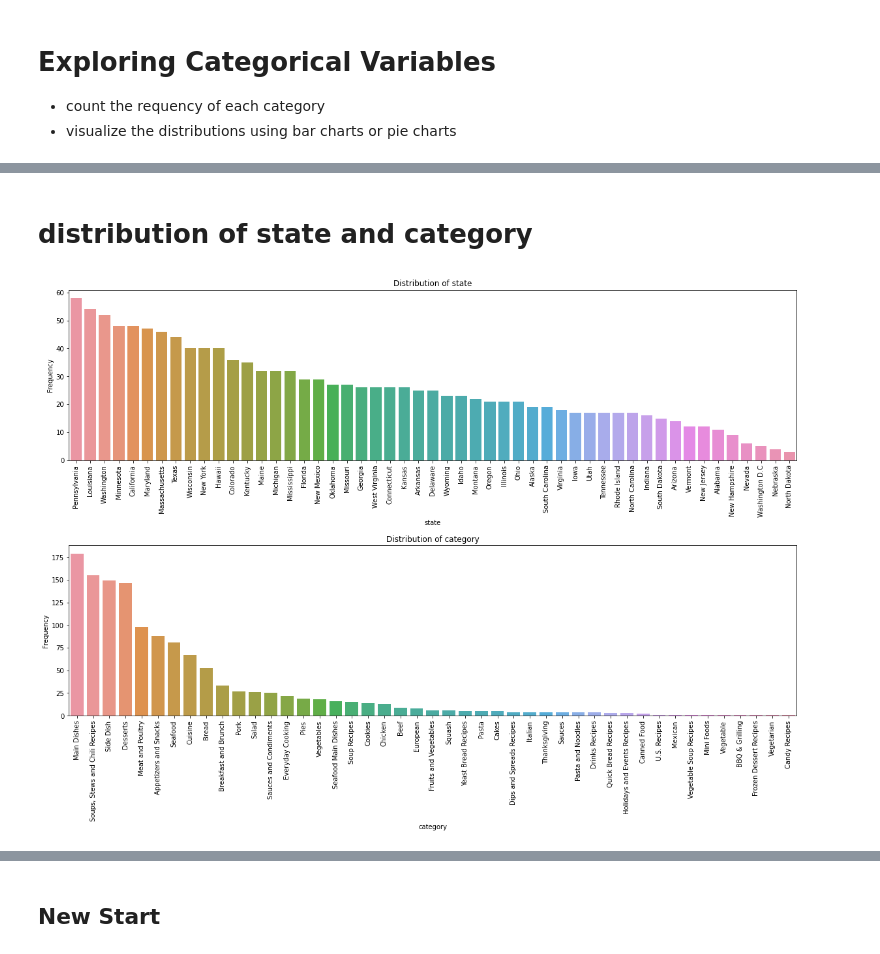
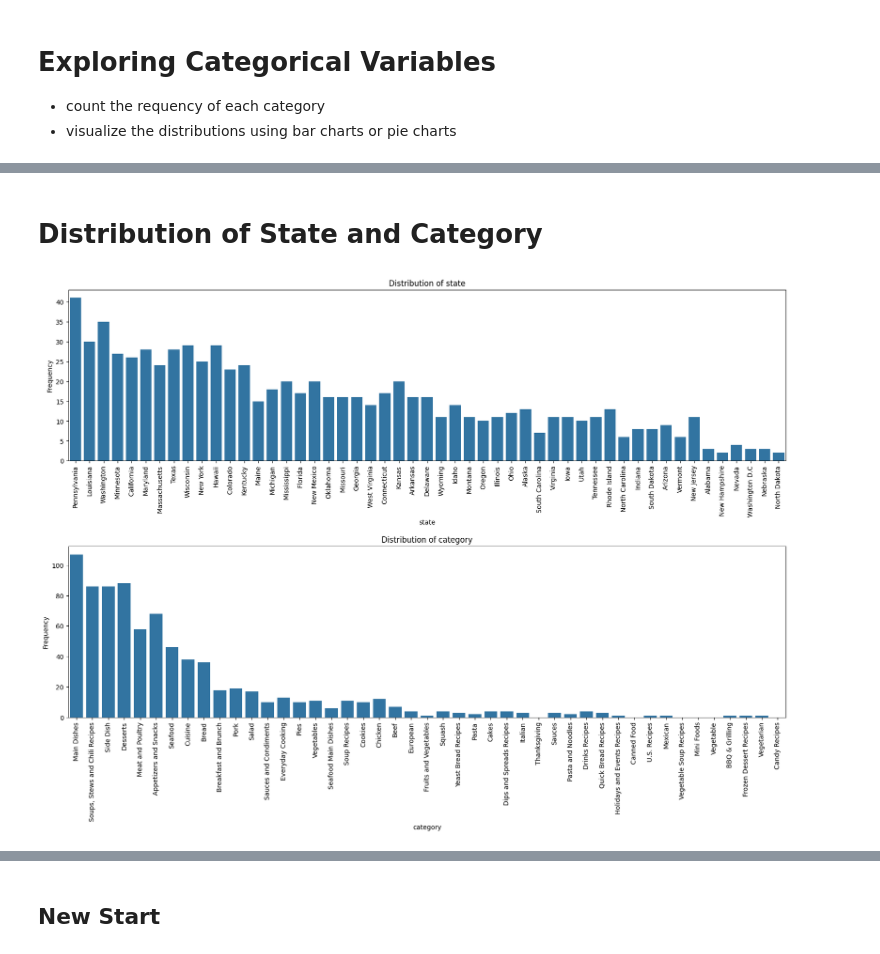
Before and after one commit to Stephanie-Schefer/NLP_Recipe_Guide, a Jupyter notebook: EDA.ipynb, the cells around one changed output, grey strips where cells are left out. Saved outputs shown, nothing was run; the diff lists cells and outputs as text; code cells hidden in the pictures.

```diff
--- a/EDA.ipynb
+++ b/EDA.ipynb
@@ -499,16 +559,0 @@ recipes.head(2)
-# %%
-# Removing \n from the rating and reviews column data
-extracted_data['rating'] = extracted_data['rating'].apply(lambda x: x.replace('\n', '') if x else None)
-extracted_data['reviews'] = extracted_data['reviews'].apply(lambda x: x.replace('\n', '') if x else None)
-# changing review count to be the number rather than string (from 12 Recipes to 12)
-extracted_data['reviews'] = extracted_data['reviews'].str.replace(' Reviews', '')
-extracted_data = extracted_data.rename(columns={'reviews': 'review_count'})
-# changing variables to numeric
-extracted_data['rating'] = pd.to_numeric(extracted_data['rating'], errors='coerce')
-extracted_data['review_count'] = pd.to_numeric(extracted_data['review_count'], errors='coerce')
-extracted_data['servings'] = pd.to_numeric(extracted_data['servings'], errors='coerce')
-extracted_data['calories'] = pd.to_numeric(extracted_data['calories'], errors='coerce')
-# removing all recipes with null values
-no_null = extracted_data.dropna()
-no_null_df = no_null.reset_index(drop=True)
-no_null_df.head(2)
@@ -517,21 +566,21 @@ NameError: name 'extracted_data' is not defined
 # %% [markdown]
-# distribution of state and category
+# Distribution of State and Category
 # %%
 # Select categorical columns for distribution analysis
 categorical_columns = ['state', 'category']  # Add other categorical columns as needed
 
 # Set up subplots for each categorical feature
 fig, axes = plt.subplots(nrows=len(categorical_columns), ncols=1, figsize=(20, 6 * len(categorical_columns)))
 plt.subplots_adjust(hspace=0.5)
 
 # Plotting distributions
 for i, column in enumerate(categorical_columns):
-    ax = sns.countplot(data=no_null_df, x=column, ax=axes[i], order=no_null_df[column].value_counts().index)
+    ax = sns.countplot(data=whole_df_featured_df, x=column, ax=axes[i], order=no_null_df[column].value_counts().index)
     ax.set_title(f'Distribution of {column}')
     ax.set_xlabel(column)
     ax.set_ylabel('Frequency')
     ax.tick_params(axis='x', rotation=90)  # Rotate x-axis labels for better readability
 
 plt.show()
 # %% [output]
-[figure, old version]
+[figure, new version]
```
Also changed, not shown: parts of 51 cells of this notebook, 7 other files.
